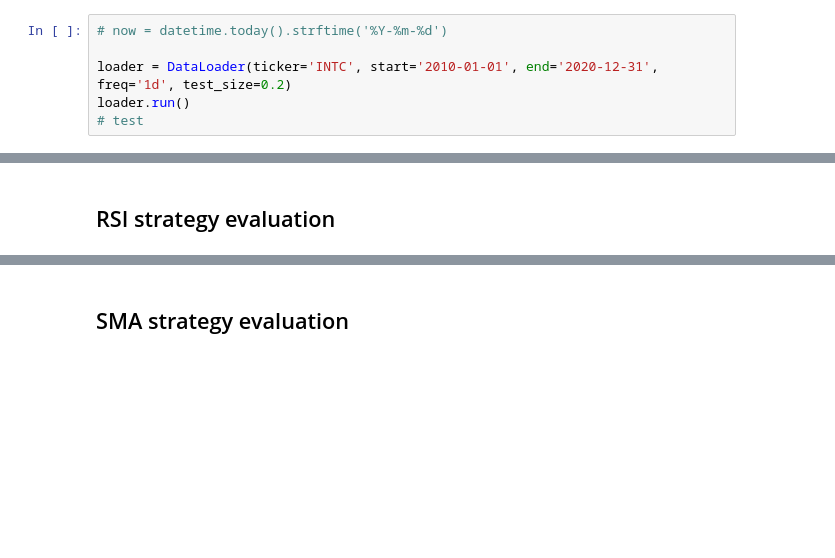
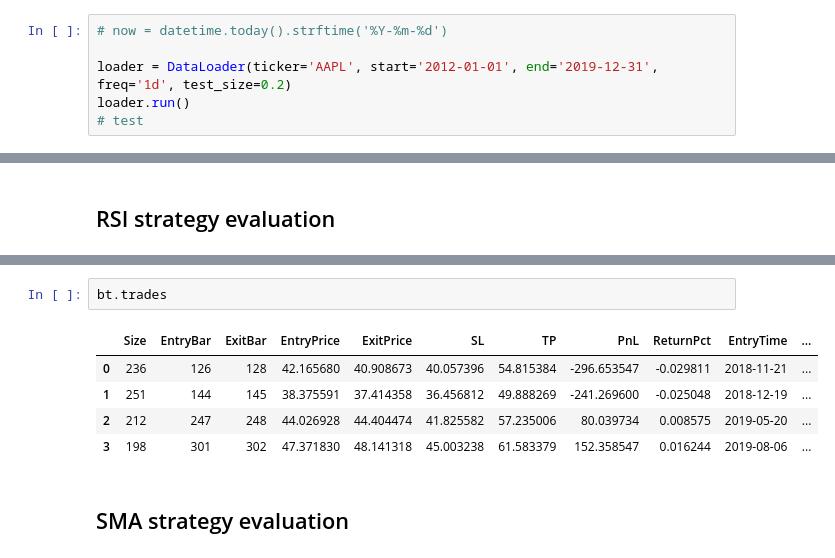
Before and after one commit to QuanPham19/trader-joe, a Jupyter notebook: trader.ipynb, the cells around one changed output, grey strips where cells are left out. Drawn from its saved outputs; the diff is of its cells as text; blank space fills up the shorter version.

```diff
--- a/trader.ipynb
+++ b/trader.ipynb
@@ -39,7 +47,7 @@ from utils.strategy import *
 # %%
 # now = datetime.today().strftime('%Y-%m-%d')
 
-loader = DataLoader(ticker='INTC', start='2010-01-01', end='2020-12-31', freq='1d', test_size=0.2)
+loader = DataLoader(ticker='AAPL', start='2012-01-01', end='2019-12-31', freq='1d', test_size=0.2)
 loader.run()
 # test
 # %% [output]
@@ -158,3 +184,11 @@ RuntimeError: Indicator "OBV(C,V)" error. See traceback above.
+# %%
+bt.trades
+# %% [output]
+|  | Size | EntryBar | ExitBar | EntryPrice | ExitPrice | SL | TP | PnL | ReturnPct | EntryTime | ... |
+| 0 | 236 | 126 | 128 | 42.165680 | 40.908673 | 40.057396 | 54.815384 | -296.653547 | -0.029811 | 2018-11-21 | ... |
+| 1 | 251 | 144 | 145 | 38.375591 | 37.414358 | 36.456812 | 49.888269 | -241.269600 | -0.025048 | 2018-12-19 | ... |
+| 2 | 212 | 247 | 248 | 44.026928 | 44.404474 | 41.825582 | 57.235006 | 80.039734 | 0.008575 | 2019-05-20 | ... |
+| 3 | 198 | 301 | 302 | 47.371830 | 48.141318 | 45.003238 | 61.583379 | 152.358547 | 0.016244 | 2019-08-06 | ... |
 # %% [markdown]
 ## SMA strategy evaluation
 # %%
```
Also changed, not shown: parts of 3 cells of this notebook, 4 other files.
